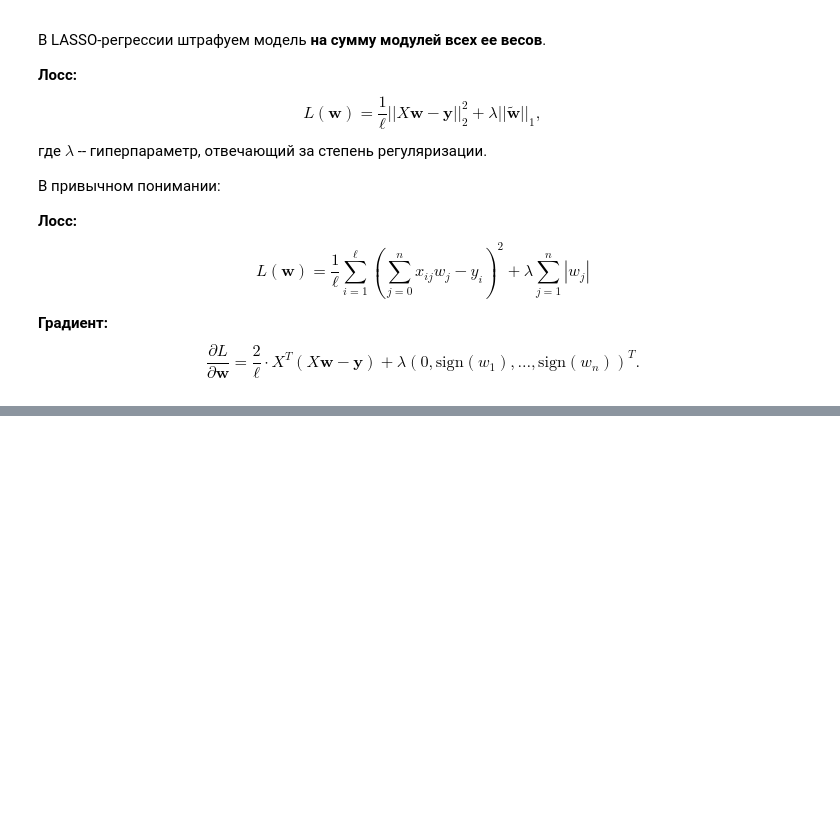
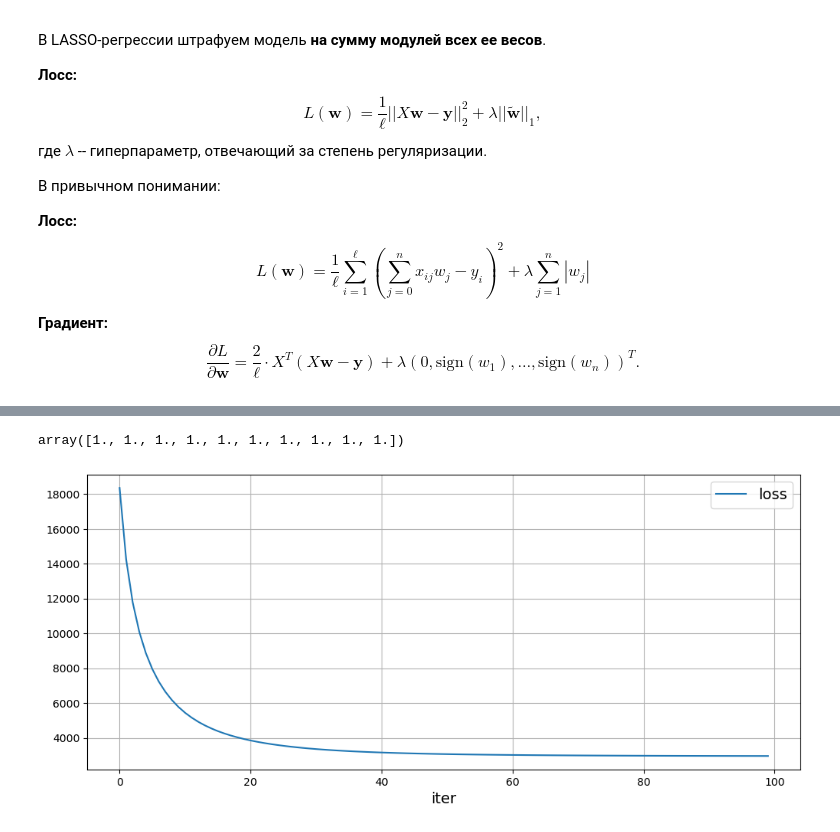
Before and after one commit to matalhim/ml, a Jupyter notebook: linear_models/regularization.ipynb, the cells around one changed output, grey strips where cells are left out. Cells and saved outputs as stored; diff of their text form; code cells hidden in the pictures; blank space fills up the shorter version.

```diff
--- a/linear_models/regularization.ipynb
+++ b/linear_models/regularization.ipynb
@@ -108,0 +193,5 @@ class MyLassoRegression(object):
+# %%
+X = pd.DataFrame(data['data'], columns=data['feature_names'])
+y = data['target']
+
+X.describe()
@@ -108,0 +208,23 @@ class MyLassoRegression(object):
+# %%
+X_train, X_test, y_train, y_test = train_test_split(X, y, train_size=0.7)
+# %%
+scaler = StandardScaler()
+
+X_train_scaled = scaler.fit_transform(X_train)
+X_test_scaled = scaler.transform(X_test)
+# %%
+np.mean(X_train_scaled, axis=0)
+np.std(X_train_scaled, axis=0)
+# %% [output]
+array([1., 1., 1., 1., 1., 1., 1., 1., 1., 1.])
+# %%
+model = MyLassoRegression(C=0.001)
+losses = model.fit(X_train_scaled, y_train)
+# %%
+plt.figure(figsize=(12,5))
+plt.plot(losses, label='loss')
+plt.legend(fontsize=14)
+plt.xlabel('iter', fontsize=14)
+plt.grid()
+# %% [output]
+[figure, added]
```
Also changed, not shown: parts of 23 cells of this notebook.
